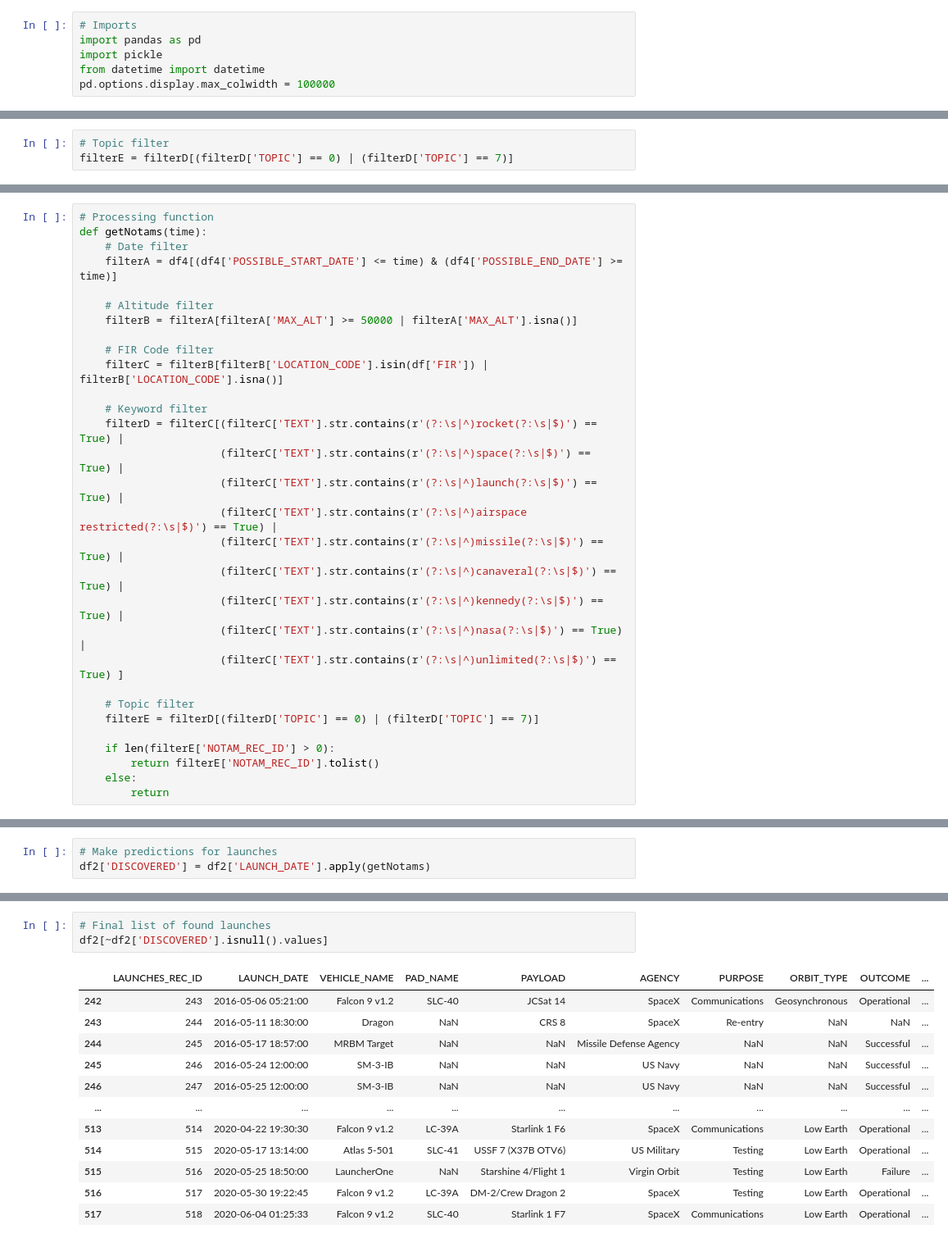
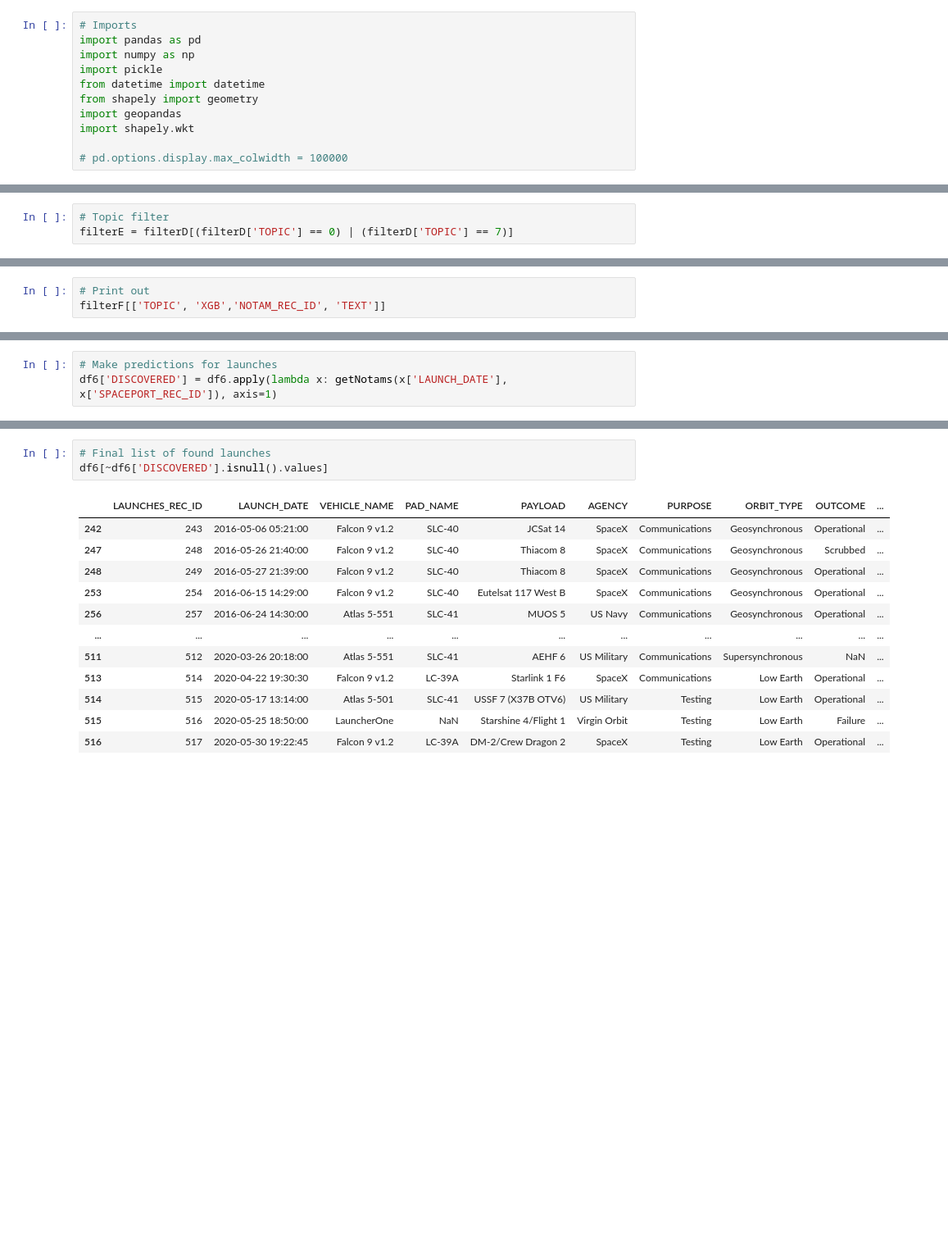
Before and after one commit to DAEN-Team-1/Final, a Jupyter notebook: DateFiltering.ipynb, the cells around one changed output, grey strips where cells are left out. Shown at 82% size. Cells and saved outputs as stored; diff of their text form; blank space fills up the shorter version.

Commit message:
Add files via upload
Added GeoFIlter

```diff
--- a/DateFiltering.ipynb
+++ b/DateFiltering.ipynb
@@ -1,6 +3,11 @@
 # %%
 # Imports
 import pandas as pd
+import numpy as np
 import pickle
 from datetime import datetime
-pd.options.display.max_colwidth = 100000
+from shapely import geometry
+import geopandas
+import shapely.wkt
+
+# pd.options.display.max_colwidth = 100000
@@ -101,30 +382,3 @@ df2 = pd.read_csv('data/launches_20201027.csv', parse_dates=['LAUNCH_DATE'])
 # %%
-# Processing function
-def getNotams(time):
-    # Date filter
-    filterA = df4[(df4['POSSIBLE_START_DATE'] <= time) & (df4['POSSIBLE_END_DATE'] >= time)]
-
-    # Altitude filter
-    filterB = filterA[filterA['MAX_ALT'] >= 50000 | filterA['MAX_ALT'].isna()]
-
-    # FIR Code filter
-    filterC = filterB[filterB['LOCATION_CODE'].isin(df['FIR']) | filterB['LOCATION_CODE'].isna()]
-
-    # Keyword filter
-    filterD = filterC[(filterC['TEXT'].str.contains(r'(?:\s|^)rocket(?:\s|$)') == True) |
-                      (filterC['TEXT'].str.contains(r'(?:\s|^)space(?:\s|$)') == True) |
-                      (filterC['TEXT'].str.contains(r'(?:\s|^)launch(?:\s|$)') == True) |
-                      (filterC['TEXT'].str.contains(r'(?:\s|^)airspace restricted(?:\s|$)') == True) |
-                      (filterC['TEXT'].str.contains(r'(?:\s|^)missile(?:\s|$)') == True) |
-                      (filterC['TEXT'].str.contains(r'(?:\s|^)canaveral(?:\s|$)') == True) |
-                      (filterC['TEXT'].str.contains(r'(?:\s|^)kennedy(?:\s|$)') == True) |
-                      (filterC['TEXT'].str.contains(r'(?:\s|^)nasa(?:\s|$)') == True) |
-                      (filterC['TEXT'].str.contains(r'(?:\s|^)unlimited(?:\s|$)') == True) ]
-
-    # Topic filter
-    filterE = filterD[(filterD['TOPIC'] == 0) | (filterD['TOPIC'] == 7)]
-
-    if len(filterE['NOTAM_REC_ID'] > 0):
-        return filterE['NOTAM_REC_ID'].tolist()
-    else:
-        return
+# Print out
+filterF[['TOPIC', 'XGB','NOTAM_REC_ID', 'TEXT']]
@@ -131,3 +398,3 @@ def getNotams(time):
 # %%
 # Make predictions for launches
-df2['DISCOVERED'] = df2['LAUNCH_DATE'].apply(getNotams)
+df6['DISCOVERED'] = df6.apply(lambda x: getNotams(x['LAUNCH_DATE'], x['SPACEPORT_REC_ID']), axis=1)
@@ -134,16 +403,16 @@ df2['DISCOVERED'] = df2['LAUNCH_DATE'].apply(getNotams)
 # %%
 # Final list of found launches
-df2[~df2['DISCOVERED'].isnull().values]
+df6[~df6['DISCOVERED'].isnull().values]
 # %% [output]
 |  | LAUNCHES_REC_ID | LAUNCH_DATE | VEHICLE_NAME | PAD_NAME | PAYLOAD | AGENCY | PURPOSE | ORBIT_TYPE | OUTCOME | ... |
 | 242 | 243 | 2016-05-06 05:21:00 | Falcon 9 v1.2 | SLC-40 | JCSat 14 | SpaceX | Communications | Geosynchronous | Operational | ... |
-| 243 | 244 | 2016-05-11 18:30:00 | Dragon | NaN | CRS 8 | SpaceX | Re-entry | NaN | NaN | ... |
-| 244 | 245 | 2016-05-17 18:57:00 | MRBM Target | NaN | NaN | Missile Defense Agency | NaN | NaN | Successful | ... |
-| 245 | 246 | 2016-05-24 12:00:00 | SM-3-IB | NaN | NaN | US Navy | NaN | NaN | Successful | ... |
-| 246 | 247 | 2016-05-25 12:00:00 | SM-3-IB | NaN | NaN | US Navy | NaN | NaN | Successful | ... |
+| 247 | 248 | 2016-05-26 21:40:00 | Falcon 9 v1.2 | SLC-40 | Thiacom 8 | SpaceX | Communications | Geosynchronous | Scrubbed | ... |
+| 248 | 249 | 2016-05-27 21:39:00 | Falcon 9 v1.2 | SLC-40 | Thiacom 8 | SpaceX | Communications | Geosynchronous | Operational | ... |
+| 253 | 254 | 2016-06-15 14:29:00 | Falcon 9 v1.2 | SLC-40 | Eutelsat 117 West B | SpaceX | Communications | Geosynchronous | Operational | ... |
+| 256 | 257 | 2016-06-24 14:30:00 | Atlas 5-551 | SLC-41 | MUOS 5 | US Navy | Communications | Geosynchronous | Operational | ... |
 | ... | ... | ... | ... | ... | ... | ... | ... | ... | ... | ... |
+| 511 | 512 | 2020-03-26 20:18:00 | Atlas 5-551 | SLC-41 | AEHF 6 | US Military | Communications | Supersynchronous | NaN | ... |
 | 513 | 514 | 2020-04-22 19:30:30 | Falcon 9 v1.2 | LC-39A | Starlink 1 F6 | SpaceX | Communications | Low Earth | Operational | ... |
 | 514 | 515 | 2020-05-17 13:14:00 | Atlas 5-501 | SLC-41 | USSF 7 (X37B OTV6) | US Military | Testing | Low Earth | Operational | ... |
 | 515 | 516 | 2020-05-25 18:50:00 | LauncherOne | NaN | Starshine 4/Flight 1 | Virgin Orbit | Testing | Low Earth | Failure | ... |
 | 516 | 517 | 2020-05-30 19:22:45 | Falcon 9 v1.2 | LC-39A | DM-2/Crew Dragon 2 | SpaceX | Testing | Low Earth | Operational | ... |
-| 517 | 518 | 2020-06-04 01:25:33 | Falcon 9 v1.2 | SLC-40 | Starlink 1 F7 | SpaceX | Communications | Low Earth | Operational | ... |
```
Also changed, not shown: parts of 33 cells of this notebook.
